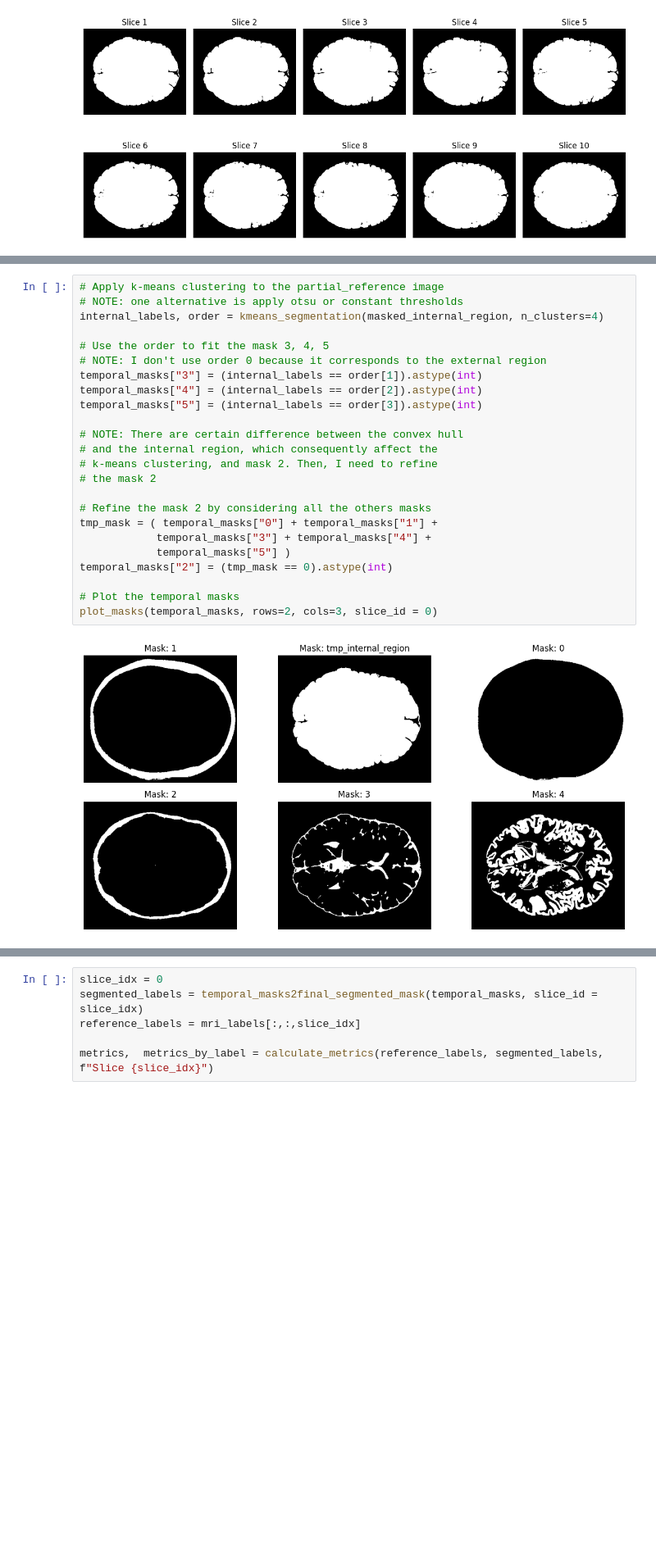
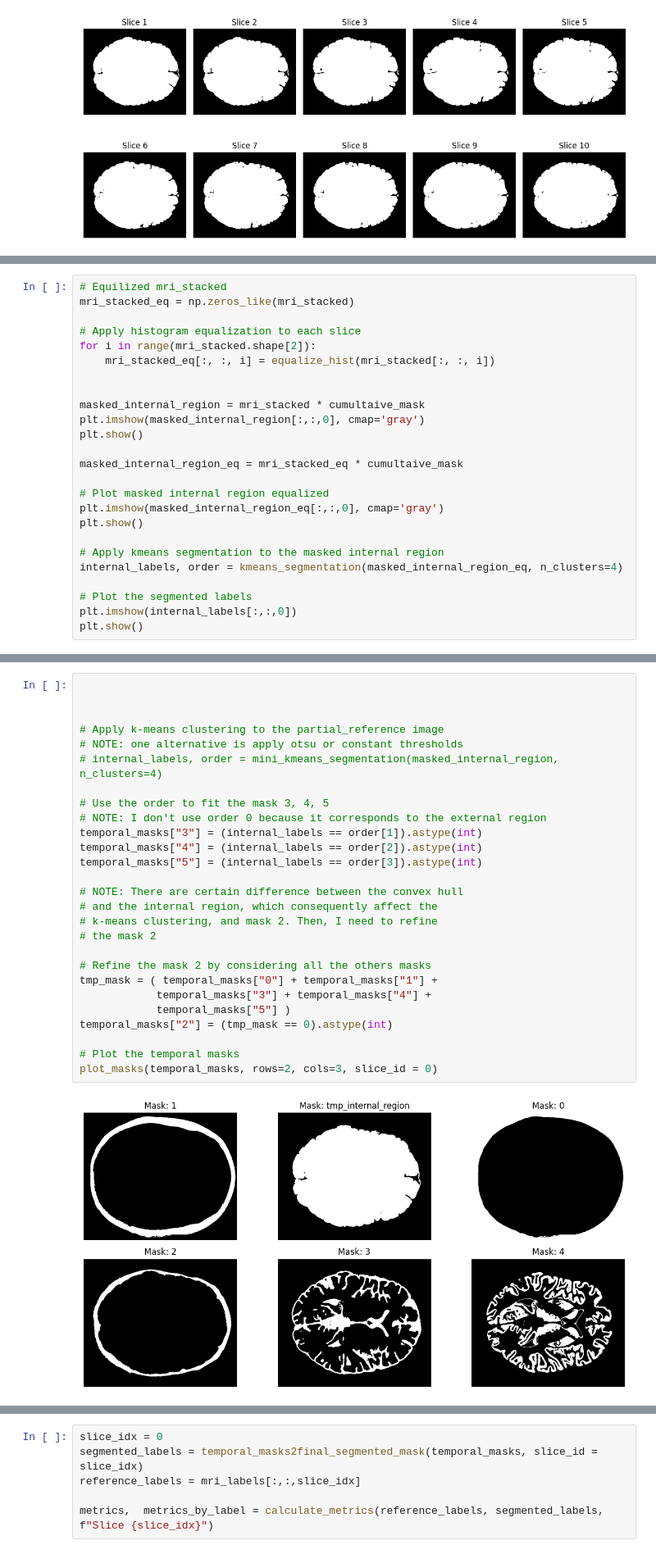
Before and after one commit to ZosoV/mri_segmentation, a Jupyter notebook: 3d_experiment_03.ipynb, the cells around one changed output, grey strips where cells are left out. Shown at 82% size. Saved outputs shown, nothing was run; the diff lists cells and outputs as text; blank space fills up the shorter version.

```diff
--- a/3d_experiment_03.ipynb
+++ b/3d_experiment_03.ipynb
@@ -424,0 +425,25 @@ masked_internal_region = mri_stacked * cumultaive_mask
+# %%
+# Equilized mri_stacked
+mri_stacked_eq = np.zeros_like(mri_stacked)
+
+# Apply histogram equalization to each slice
+for i in range(mri_stacked.shape[2]):
+    mri_stacked_eq[:, :, i] = equalize_hist(mri_stacked[:, :, i])
+
+
+masked_internal_region = mri_stacked * cumultaive_mask
+plt.imshow(masked_internal_region[:,:,0], cmap='gray')
+plt.show()
+
+masked_internal_region_eq = mri_stacked_eq * cumultaive_mask
+
+# Plot masked internal region equalized
+plt.imshow(masked_internal_region_eq[:,:,0], cmap='gray')
+plt.show()
+
+# Apply kmeans segmentation to the masked internal region
+internal_labels, order = kmeans_segmentation(masked_internal_region_eq, n_clusters=4)
+
+# Plot the segmented labels
+plt.imshow(internal_labels[:,:,0])
+plt.show()
@@ -425,29 +454,32 @@ masked_internal_region = mri_stacked * cumultaive_mask
 # %%
+
+
+
 # Apply k-means clustering to the partial_reference image
 # NOTE: one alternative is apply otsu or constant thresholds
-internal_labels, order = kmeans_segmentation(masked_internal_region, n_clusters=4)
+# internal_labels, order = mini_kmeans_segmentation(masked_internal_region, n_clusters=4)
 
 # Use the order to fit the mask 3, 4, 5
 # NOTE: I don't use order 0 because it corresponds to the external region
 temporal_masks["3"] = (internal_labels == order[1]).astype(int)
 temporal_masks["4"] = (internal_labels == order[2]).astype(int)
 temporal_masks["5"] = (internal_labels == order[3]).astype(int)
 
 # NOTE: There are certain difference between the convex hull
 # and the internal region, which consequently affect the
 # k-means clustering, and mask 2. Then, I need to refine
 # the mask 2
 
 # Refine the mask 2 by considering all the others masks
 tmp_mask = ( temporal_masks["0"] + temporal_masks["1"] +
             temporal_masks["3"] + temporal_masks["4"] +
             temporal_masks["5"] )
 temporal_masks["2"] = (tmp_mask == 0).astype(int)
 
 # Plot the temporal masks
 plot_masks(temporal_masks, rows=2, cols=3, slice_id = 0)
 # %% [output]
-[figure, old version]
+[figure, new version]
 # %%
 # NOTE: In the ground trues, the mask 1 and 2 have some
 # parts in between each other. Then, I need to refine
```
Also changed, not shown: parts of 8 cells of this notebook.
